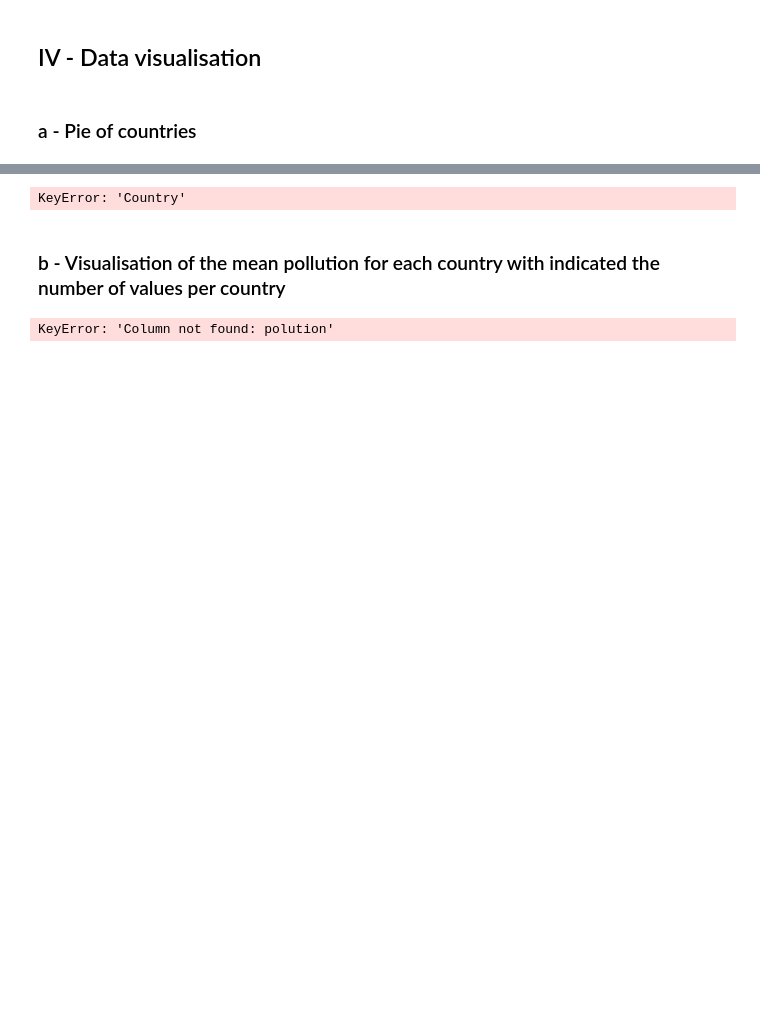
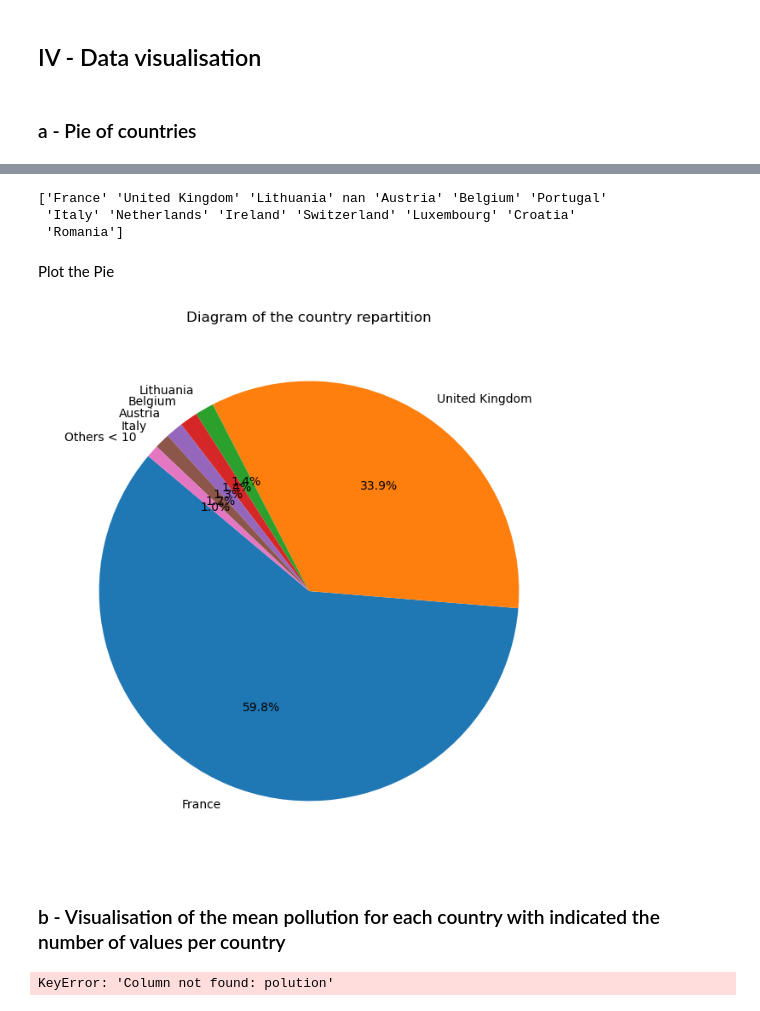
Before and after one commit to Cassette86/Green_ai_project_Water_polution, a Jupyter notebook: water_pollution_dataset/main.ipynb, the cells around one changed output, grey strips where cells are left out. Drawn from its saved outputs; the diff is of its cells as text; code cells hidden in the pictures; blank space fills up the shorter version.

```diff
--- a/water_pollution_dataset/main.ipynb
+++ b/water_pollution_dataset/main.ipynb
@@ -215,0 +216,15 @@ plt.show()
+# %%
+# Create a function to inverte the mapping we did in the cleaning step
+def invert_mapping(mapping):
+    return {v: k for k, v in mapping.items()}
+
+# Invert the mapping using the function we just did
+inverted_mapping = invert_mapping(mapping_country)
+
+# Create a columns with the countries using the mapping
+Country = [inverted_mapping[valeur] for valeur in df['Country_mapped']]
+
+#Adding the new column to the dataset df
+df['Country'] = Country
+
+df.head()
@@ -216,16 +238,25 @@ plt.show()
+# %%
+countries = df['Country'].unique()
+print(countries)
+# %% [output]
+['France' 'United Kingdom' 'Lithuania' nan 'Austria' 'Belgium' 'Portugal'
+ 'Italy' 'Netherlands' 'Ireland' 'Switzerland' 'Luxembourg' 'Croatia'
+ 'Romania']
+# %% [markdown]
+Plot the Pie
 # %%
-count_country = df_strings['Country'].value_counts()
+count_country = df['Country'].value_counts()
 
-limit = 40
-count_country['Others'] = count_country[count_country < limit].sum()
+limit = 10
+count_country['Others < 10'] = count_country[count_country < limit].sum()
 count_country = count_country[count_country >= limit]
 
 plt.figure(figsize=(8, 8))
 plt.pie(count_country, labels=count_country.index, autopct='%1.1f%%', startangle=140)
 plt.title('Diagram of the country repartition')
 plt.show()
 # %% [output]
-KeyError: 'Country'
+[figure, added]
 # %% [markdown]
 ### b - Visualisation of the mean pollution for each country with indicated the number of values per country
 # %%
```
Also changed, not shown: parts of 7 cells of this notebook.
